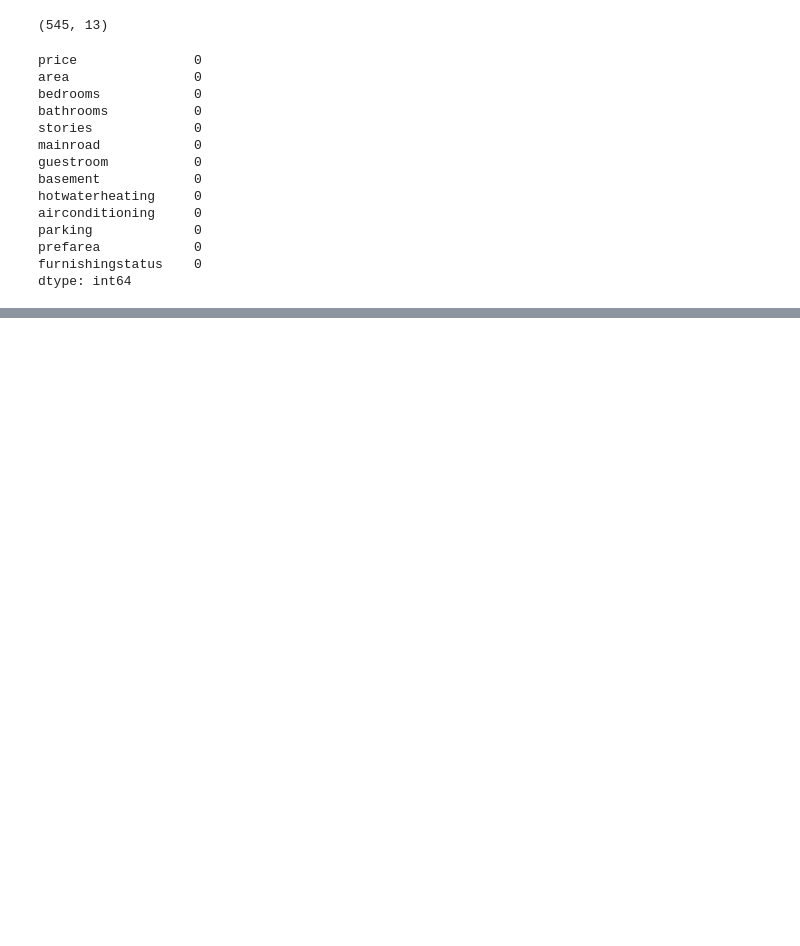
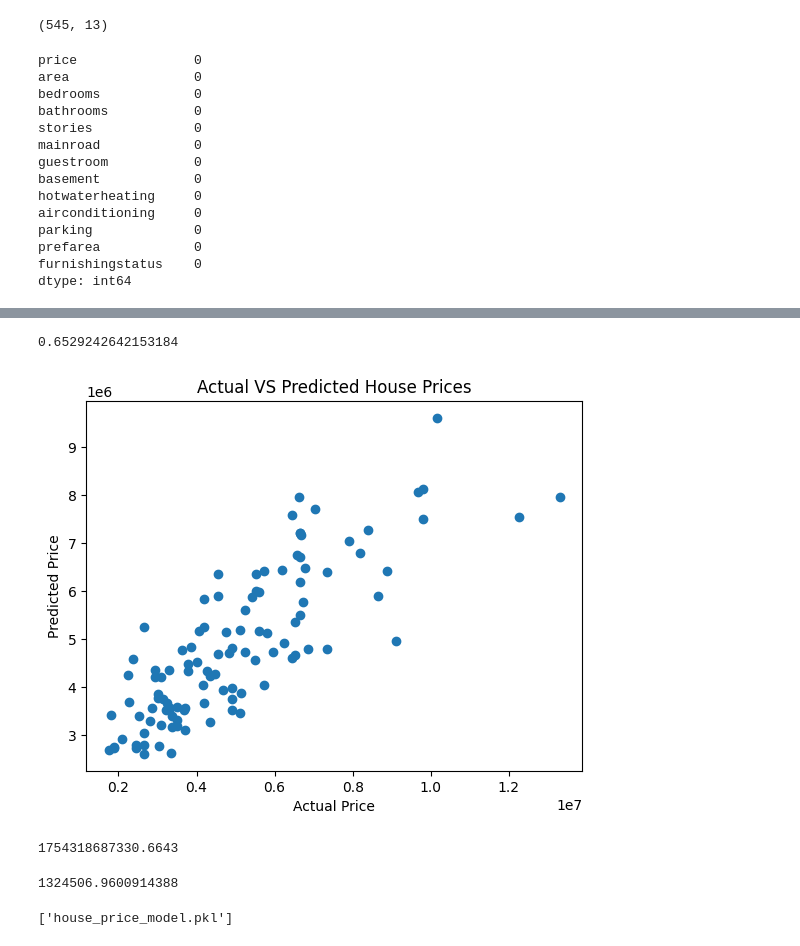
Before and after one commit to Prakalp-74/house-price-prediction-ml, a Jupyter notebook: practice_house_prediction.ipynb, the cells around one changed output, grey strips where cells are left out. Cells and saved outputs as stored; diff of their text form; code cells hidden in the pictures; blank space fills up the shorter version.

Commit message:
Completed house price prediction model

```diff
--- a/practice_house_prediction.ipynb
+++ b/practice_house_prediction.ipynb
@@ -69,0 +79,5 @@ dtype: int64
+# %%
+X = df.drop("price", axis=1)
+y = df["price"]
+# %%
+X_train, X_test, y_train, y_test = train_test_split(X, y, test_size=0.2, random_state=42)
@@ -69,0 +107,3 @@ dtype: int64
+# %%
+model = LinearRegression()
+model.fit(X_train, y_train)
@@ -69,0 +112,2 @@ dtype: int64
+# %%
+predictions = model.predict(X_test)
@@ -69,0 +210,26 @@ dtype: int64
+# %%
+r2_score(y_test, prediction)
+# %% [output]
+0.6529242642153184
+# %%
+plt.scatter(y_test, predictions)
+plt.xlabel("Actual Price")
+plt.ylabel("Predicted Price")
+plt.title("Actual VS Predicted House Prices")
+plt.show()
+# %% [output]
+[figure, added]
+# %%
+mse = mean_squared_error(y_test, predictions)
+print(mse)
+# %% [output]
+1754318687330.6643
+# %%
+rmse = np.sqrt(mse)
+print(rmse)
+# %% [output]
+1324506.9600914388
+# %%
+joblib.dump(model, "house_price_model.pkl")
+# %% [output]
+['house_price_model.pkl']
```
Also changed, not shown: parts of 12 cells of this notebook, 1 other file.
